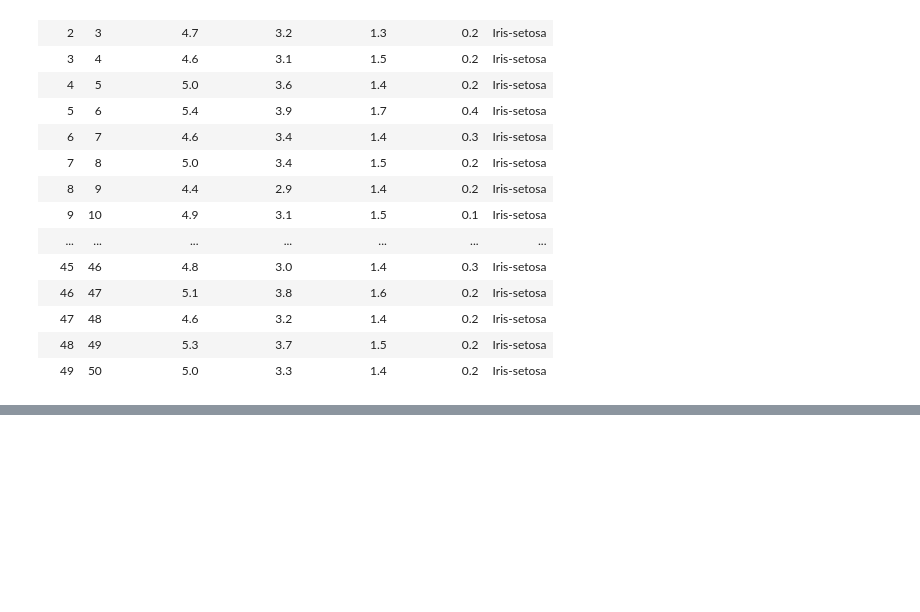
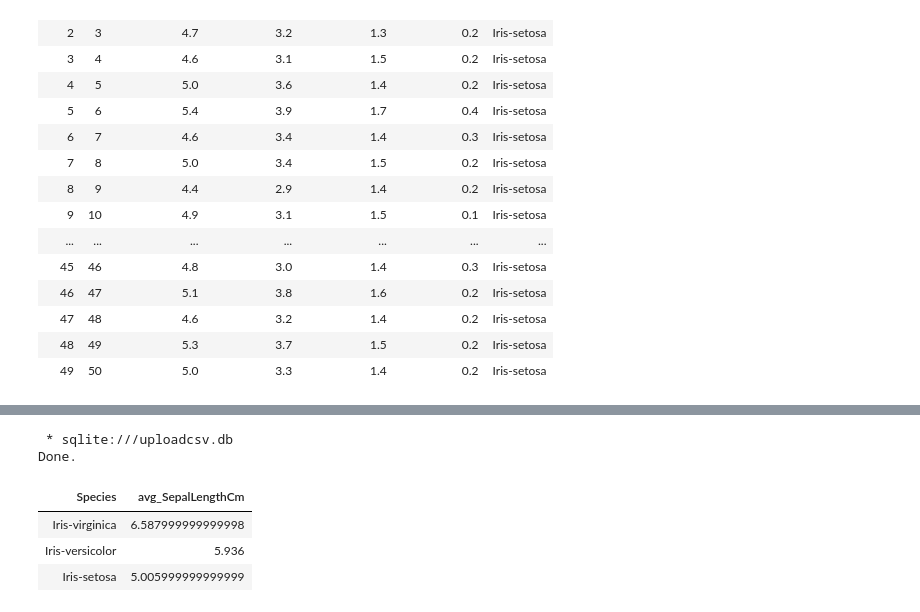
Before and after one commit to shiyunc/data, a Jupyter notebook: sql/project 1b - sqlite python.ipynb, the cells around one changed output, grey strips where cells are left out. Drawn from its saved outputs; the diff is of its cells as text; code cells hidden in the pictures; blank space fills up the shorter version.

```diff
--- a/sql/project 1b - sqlite python.ipynb
+++ b/sql/project 1b - sqlite python.ipynb
@@ -102,3 +102,8 @@ Done.
 | 47 | 48 | 4.6 | 3.2 | 1.4 | 0.2 | Iris-setosa |
 | 48 | 49 | 5.3 | 3.7 | 1.5 | 0.2 | Iris-setosa |
 | 49 | 50 | 5.0 | 3.3 | 1.4 | 0.2 | Iris-setosa |
+# %%
+# extract method 2
+
+Species = 'Iris-setosa'
+%sql SELECT * FROM table2 WHERE Species = :Species;
@@ -104,0 +130,13 @@ Done.
+# %%
+%%sql
+SELECT Species, AVG(SepalLengthCm) as avg_SepalLengthCm
+FROM table2
+GROUP BY Species
+ORDER BY avg_SepalLengthCm DESC;
+# %% [output]
+ * sqlite:///uploadcsv.db
+Done.
+| Species | avg_SepalLengthCm |
+| Iris-virginica | 6.587999999999998 |
+| Iris-versicolor | 5.936 |
+| Iris-setosa | 5.005999999999999 |
```
Also changed, not shown: parts of 2 cells of this notebook.
